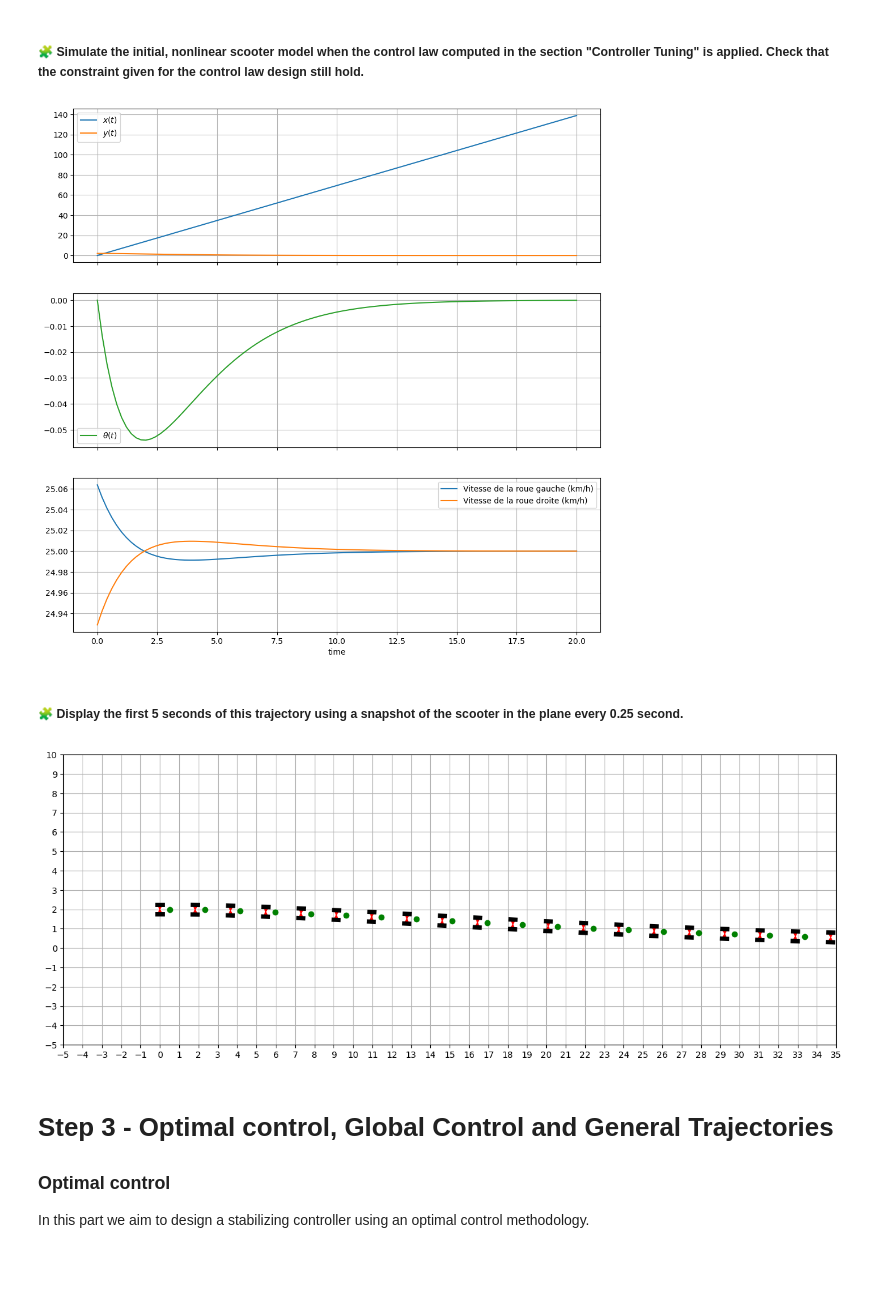
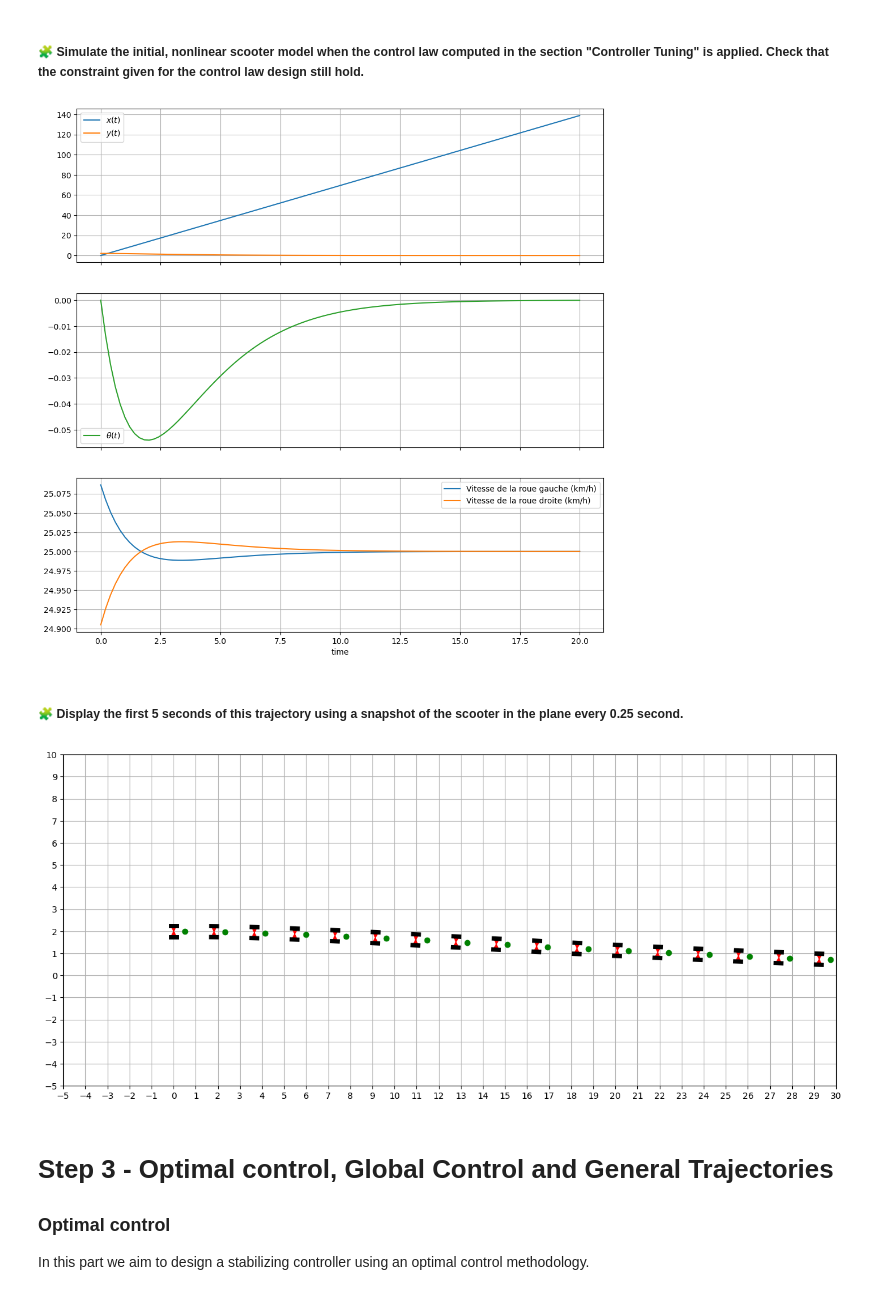
Before and after one commit to LahbibAll/control-engineering-with-python-project-2023-2024, a Jupyter notebook: Project-part-3.ipynb, the cells around one changed output. Drawn from its saved outputs; the diff is of its cells as text; code cells hidden in the pictures; blank space fills up the shorter version.

```diff
--- a/Project-part-3.ipynb
+++ b/Project-part-3.ipynb
@@ -569,11 +569,11 @@ l = 50 / 100
 r = 12.5 / 100
 v = 25 / 3.6
 # Ajustement des pôles pour respecter la contrainte sur delta_theta
-poles = [-0.5, -0.51, -0.52] # Nouveaux pôles choisis
+poles = [-0.5, -0.6, -0.7] # Nouveaux pôles choisis
 K = place_poles(A,B,poles).gain_matrix
 
 tf = 20
-resultat = solve_ivp(fun=lin_fun,t_span=[0,tf],y0=[0,2,0],dense_output=True, rtol=1e-6, atol=1e-12)
+resultat = solve_ivp(fun=lin_fun,t_span=[0,tf],y0=[0,2,0],dense_output=True, rtol=1e-8, atol=1e-8)
 
 t = linspace(0.0,tf, 100)
 dx, dy, dtheta = resultat["sol"](t)
@@ -622,7 +622,7 @@ def fun(t, xytheta):
     return array([dx, dy, dtheta])
 
 tf = 20
-resultat = solve_ivp(fun=fun,t_span=[0,tf],y0=[0,2,0],dense_output=True, rtol=1e-6, atol=1e-12)
+resultat = solve_ivp(fun=fun,t_span=[0,tf],y0=[0,2,0],dense_output=True, rtol=1e-8, atol=1e-8)
 
 t = linspace(0.0,tf, 100)
 x, y, theta = resultat["sol"](t)
@@ -641,22 +641,22 @@ ax3.plot(t,omega_r*r*3.6, label=r"Vitesse de la roue droite (km/h)")
 ax3.legend()
 ax3.grid()
 # %% [output]
-[figure, old version]
+[figure, new version]
 # %% [markdown]
 ##### 🧩 Display the first 5 seconds of this trajectory using a snapshot of the scooter in the plane every 0.25 second.
 # %%
 l = 50 / 100
 r = 12.5 / 100
 tf = 5
-resultat = solve_ivp(fun=fun,t_span=[0,tf],y0=[0,2,0],dense_output=True, rtol=1e-6, atol=1e-12)
+resultat = solve_ivp(fun=fun,t_span=[0,tf],y0=[0,2,0],dense_output=True, rtol=1e-8, atol=1e-8)
 
-draw_arena(-5, 35, -5, 10)
+draw_arena(-5, 30, -5, 10)
 t = linspace(0.0, tf, tf*4)
 solution_n = resultat["sol"](t)
 for x, y, theta in solution_n.T:
     draw_scooter(x, y, theta)
 # %% [output]
-[figure, old version]
+[figure, new version]
 # %% [markdown]
 Step 3 - Optimal control, Global Control and General Trajectories
 =================================================================
```
Also changed, not shown: parts of 7 cells of this notebook.
